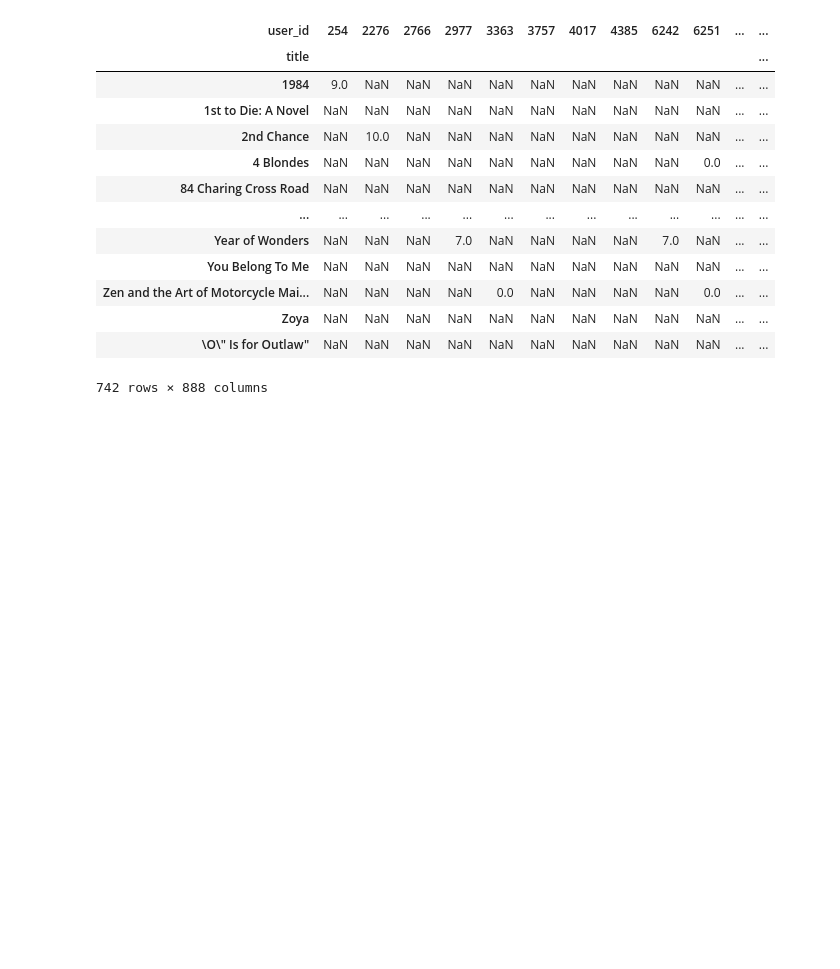
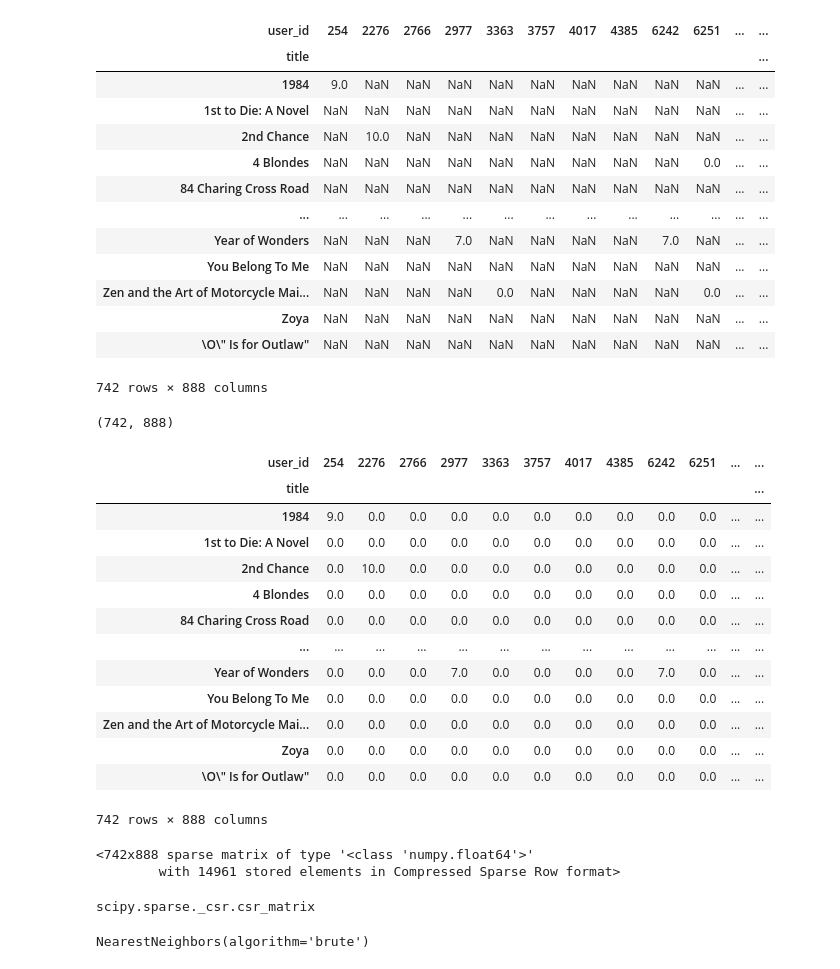
Before and after one commit to longmen2022/End_to_End_Book_Recommender_System, a Jupyter notebook: notebook/research.ipynb, the cells around one changed output. Cells and saved outputs as stored; diff of their text form; code cells hidden in the pictures; blank space fills up the shorter version.

```diff
--- a/notebook/research.ipynb
+++ b/notebook/research.ipynb
@@ -347,3 +349,29 @@ book_pivot
 | Zoya | NaN | NaN | NaN | NaN | NaN | NaN | NaN | NaN | NaN | NaN | ... | ... |
 | \O\" Is for Outlaw" | NaN | NaN | NaN | NaN | NaN | NaN | NaN | NaN | NaN | NaN | ... | ... |
 742 rows × 888 columns
+# %%
+book_pivot.shape
+# %% [output]
+(742, 888)
+# %%
+# Replace any missing values (NaN) in the pivot table with 0.
+# This ensures that there are no gaps in the dataset where a user hasn't rated a book.
+# The 'inplace=True' parameter modifies the pivot table directly instead of creating a new copy.
+book_pivot.fillna(0, inplace=True)
+# %%
+book_pivot
+# %% [output]
+| user_id | 254 | 2276 | 2766 | 2977 | 3363 | 3757 | 4017 | 4385 | 6242 | 6251 | ... | ... |
+| title |  |  |  |  |  |  |  |  |  |  |  | ... |
+| 1984 | 9.0 | 0.0 | 0.0 | 0.0 | 0.0 | 0.0 | 0.0 | 0.0 | 0.0 | 0.0 | ... | ... |
+| 1st to Die: A Novel | 0.0 | 0.0 | 0.0 | 0.0 | 0.0 | 0.0 | 0.0 | 0.0 | 0.0 | 0.0 | ... | ... |
+| 2nd Chance | 0.0 | 10.0 | 0.0 | 0.0 | 0.0 | 0.0 | 0.0 | 0.0 | 0.0 | 0.0 | ... | ... |
+| 4 Blondes | 0.0 | 0.0 | 0.0 | 0.0 | 0.0 | 0.0 | 0.0 | 0.0 | 0.0 | 0.0 | ... | ... |
+| 84 Charing Cross Road | 0.0 | 0.0 | 0.0 | 0.0 | 0.0 | 0.0 | 0.0 | 0.0 | 0.0 | 0.0 | ... | ... |
+| ... | ... | ... | ... | ... | ... | ... | ... | ... | ... | ... | ... | ... |
+| Year of Wonders | 0.0 | 0.0 | 0.0 | 7.0 | 0.0 | 0.0 | 0.0 | 0.0 | 7.0 | 0.0 | ... | ... |
+| You Belong To Me | 0.0 | 0.0 | 0.0 | 0.0 | 0.0 | 0.0 | 0.0 | 0.0 | 0.0 | 0.0 | ... | ... |
+| Zen and the Art of Motorcycle Mai... | 0.0 | 0.0 | 0.0 | 0.0 | 0.0 | 0.0 | 0.0 | 0.0 | 0.0 | 0.0 | ... | ... |
+| Zoya | 0.0 | 0.0 | 0.0 | 0.0 | 0.0 | 0.0 | 0.0 | 0.0 | 0.0 | 0.0 | ... | ... |
+| \O\" Is for Outlaw" | 0.0 | 0.0 | 0.0 | 0.0 | 0.0 | 0.0 | 0.0 | 0.0 | 0.0 | 0.0 | ... | ... |
+742 rows × 888 columns
@@ -349,0 +383,9 @@ book_pivot
+# %%
+book_sparse
+# %% [output]
+<742x888 sparse matrix of type '<class 'numpy.float64'>'
+        with 14961 stored elements in Compressed Sparse Row format>
+# %%
+type(book_sparse)
+# %% [output]
+scipy.sparse._csr.csr_matrix
@@ -349,0 +397,7 @@ book_pivot
+# %%
+# Train the Nearest Neighbors model using the sparse matrix representation of the dataset.
+# This step allows the model to learn the structure of the data and prepare for similarity searches.
+# After fitting, the model can efficiently find similar books based on user ratings.
+model.fit(book_sparse)
+# %% [output]
+NearestNeighbors(algorithm='brute')
```
Also changed, not shown: parts of 8 cells of this notebook.
